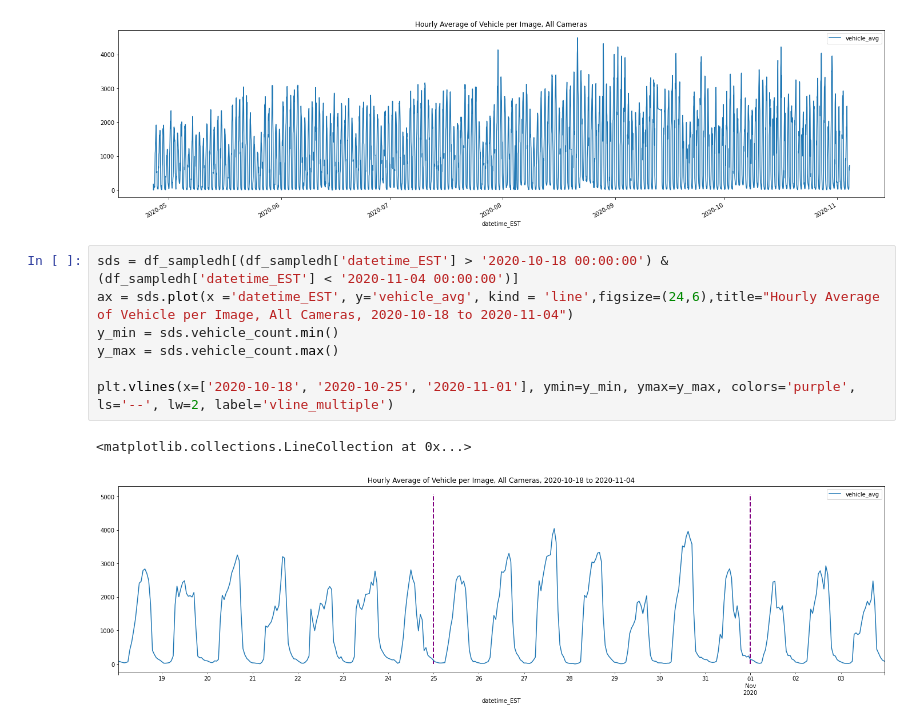
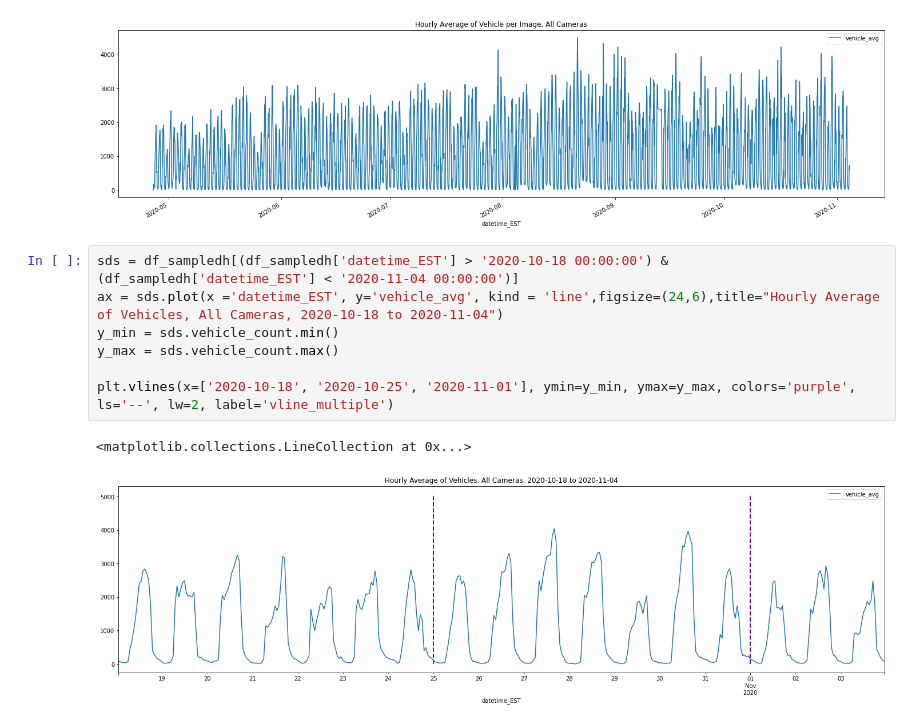
Before and after one commit to bwlambert/PennDotCarCounts, a Jupyter notebook: AverageVehiclesPerHour_427-1104.ipynb, the cells around one changed output. Drawn from its saved outputs; the diff is of its cells as text.

Commit message:
Updating data to November 4th, editing plots

```diff
--- a/AverageVehiclesPerHour_427-1104.ipynb
+++ b/AverageVehiclesPerHour_427-1104.ipynb
@@ -301,13 +301,13 @@ df_sampledh.plot(x ='datetime_EST', y='vehicle_avg', kind = 'line',figsize=(24,6
 [figure]
 # %%
 sds = df_sampledh[(df_sampledh['datetime_EST'] > '2020-10-18 00:00:00') & (df_sampledh['datetime_EST'] < '2020-11-04 00:00:00')]
-ax = sds.plot(x ='datetime_EST', y='vehicle_avg', kind = 'line',figsize=(24,6),title="Hourly Average of Vehicle per Image, All Cameras, 2020-10-18 to 2020-11-04")
+ax = sds.plot(x ='datetime_EST', y='vehicle_avg', kind = 'line',figsize=(24,6),title="Hourly Average of Vehicles, All Cameras, 2020-10-18 to 2020-11-04")
 y_min = sds.vehicle_count.min()
 y_max = sds.vehicle_count.max()
 
 plt.vlines(x=['2020-10-18', '2020-10-25', '2020-11-01'], ymin=y_min, ymax=y_max, colors='purple', ls='--', lw=2, label='vline_multiple')
 # %% [output]
 <matplotlib.collections.LineCollection at 0x...>
-[figure, old version]
+[figure, new version]
 # %%
 sds = df_sampledh[(df_sampledh['datetime_EST'] > '2020-10-24 00:00:00') & (df_sampledh['datetime_EST'] < '2020-10-25 00:00:00')]
```
Also changed, not shown: parts of 1 cell of this notebook.
